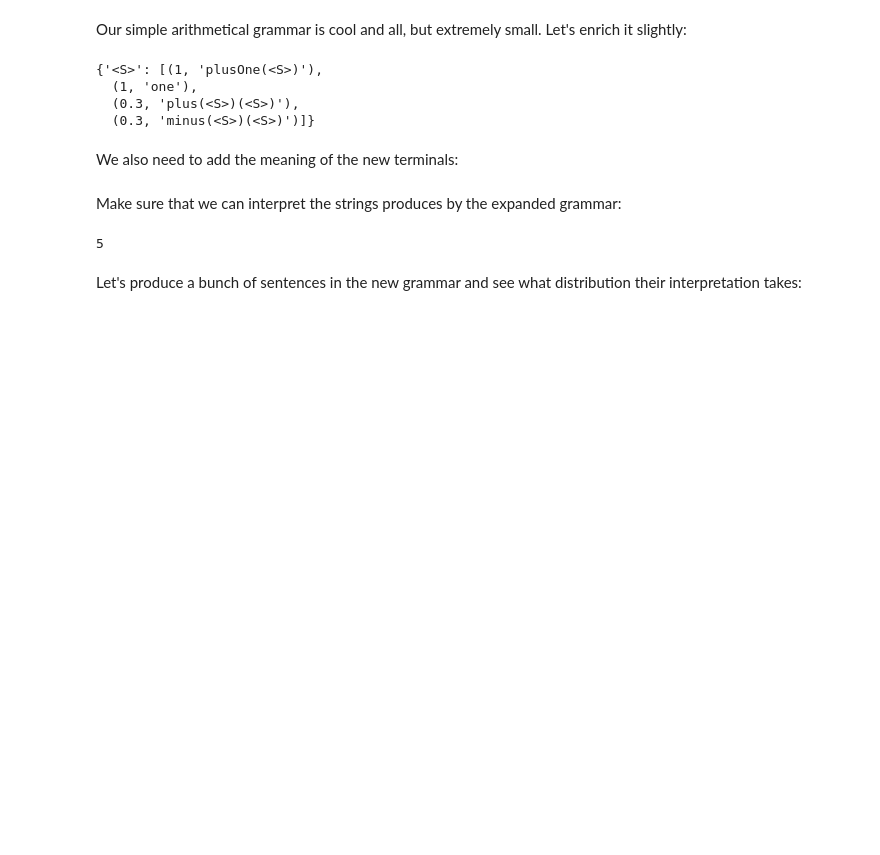
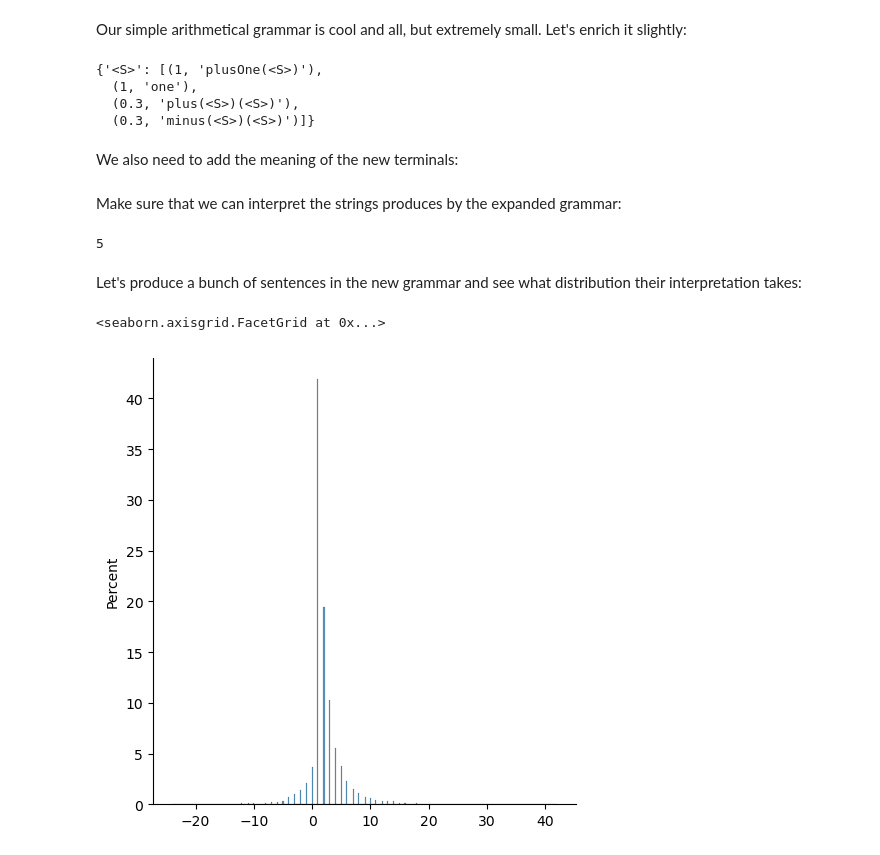
Before and after one commit to thelogicalgrammar/pLoT_workshop, a Jupyter notebook: book/1_lab.ipynb, the cells around one changed output. Drawn from its saved outputs; the diff is of its cells as text; code cells hidden in the pictures; blank space fills up the shorter version.

```diff
--- a/book/1_lab.ipynb
+++ b/book/1_lab.ipynb
@@ -423,0 +424,8 @@ plt.show()
+# %%
+sns.displot(
+    numbers,
+    stat='percent'
+)
+# %% [output]
+<seaborn.axisgrid.FacetGrid at 0x...>
+[figure, added]
```
Also changed, not shown: parts of 5 cells of this notebook, 10 other files.
